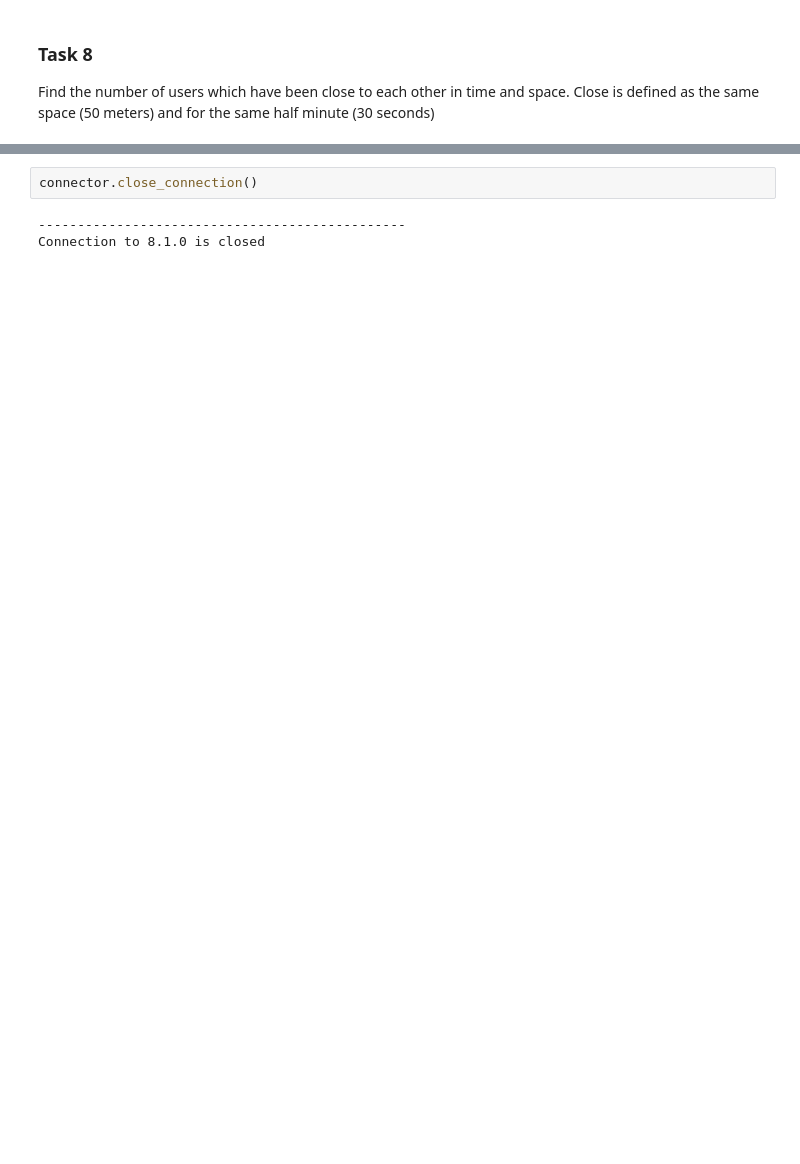
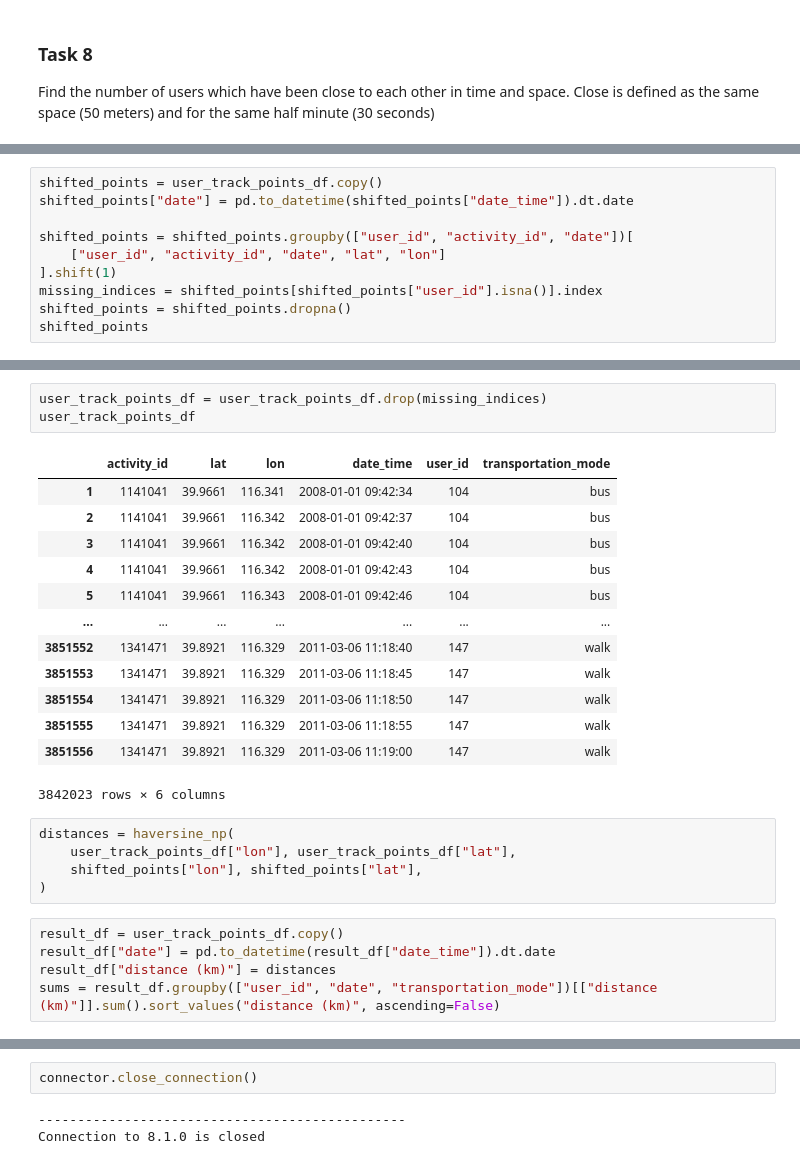
Before and after one commit to mathiasraa/tdt4225-mysql, a Jupyter notebook: notebooks/queries.ipynb, the cells around one changed output, grey strips where cells are left out. Cells and saved outputs as stored; diff of their text form; blank space fills up the shorter version.

```diff
--- a/notebooks/queries.ipynb
+++ b/notebooks/queries.ipynb
@@ -576,0 +387,10 @@ display(test[test.user2 == "114"])
+# %%
+shifted_points = user_track_points_df.copy()
+shifted_points["date"] = pd.to_datetime(shifted_points["date_time"]).dt.date
+
+shifted_points = shifted_points.groupby(["user_id", "activity_id", "date"])[
+    ["user_id", "activity_id", "date", "lat", "lon"]
+].shift(1)
+missing_indices = shifted_points[shifted_points["user_id"].isna()].index
+shifted_points = shifted_points.dropna()
+shifted_points
@@ -576,0 +411,27 @@ display(test[test.user2 == "114"])
+# %%
+user_track_points_df = user_track_points_df.drop(missing_indices)
+user_track_points_df
+# %% [output]
+|  | activity_id | lat | lon | date_time | user_id | transportation_mode |
+| 1 | 1141041 | 39.9661 | 116.341 | 2008-01-01 09:42:34 | 104 | bus |
+| 2 | 1141041 | 39.9661 | 116.342 | 2008-01-01 09:42:37 | 104 | bus |
+| 3 | 1141041 | 39.9661 | 116.342 | 2008-01-01 09:42:40 | 104 | bus |
+| 4 | 1141041 | 39.9661 | 116.342 | 2008-01-01 09:42:43 | 104 | bus |
+| 5 | 1141041 | 39.9661 | 116.343 | 2008-01-01 09:42:46 | 104 | bus |
+| ... | ... | ... | ... | ... | ... | ... |
+| 3851552 | 1341471 | 39.8921 | 116.329 | 2011-03-06 11:18:40 | 147 | walk |
+| 3851553 | 1341471 | 39.8921 | 116.329 | 2011-03-06 11:18:45 | 147 | walk |
+| 3851554 | 1341471 | 39.8921 | 116.329 | 2011-03-06 11:18:50 | 147 | walk |
+| 3851555 | 1341471 | 39.8921 | 116.329 | 2011-03-06 11:18:55 | 147 | walk |
+| 3851556 | 1341471 | 39.8921 | 116.329 | 2011-03-06 11:19:00 | 147 | walk |
+3842023 rows × 6 columns
+# %%
+distances = haversine_np(
+    user_track_points_df["lon"], user_track_points_df["lat"],
+    shifted_points["lon"], shifted_points["lat"],
+)
+# %%
+result_df = user_track_points_df.copy()
+result_df["date"] = pd.to_datetime(result_df["date_time"]).dt.date
+result_df["distance (km)"] = distances
+sums = result_df.groupby(["user_id", "date", "transportation_mode"])[["distance (km)"]].sum().sort_values("distance (km)", ascending=False)
```
Also changed, not shown: parts of 50 cells of this notebook, 2 other files.
